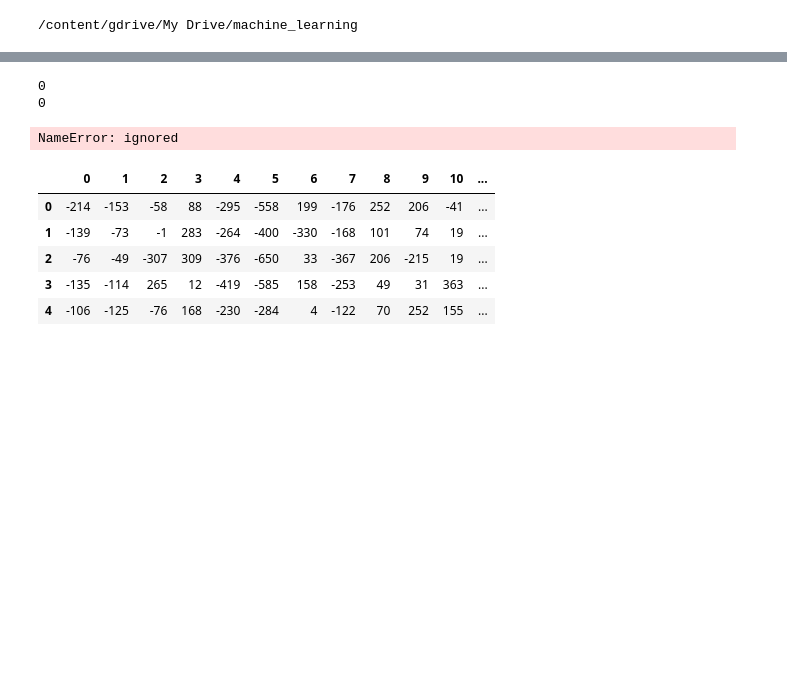
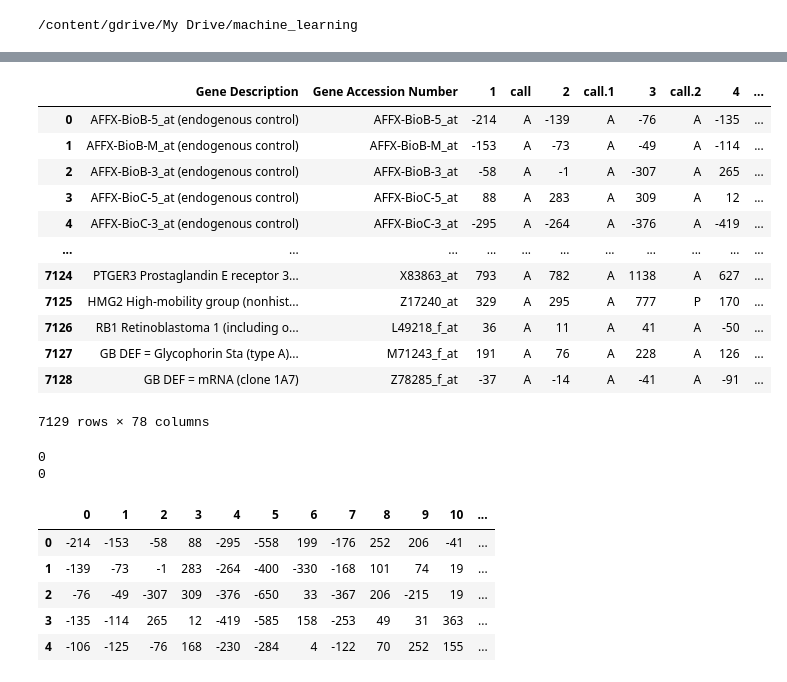
Before and after one commit to silverstar0727/bio_informatics, a Jupyter notebook: bio_구현.ipynb, the cells around one changed output, grey strips where cells are left out. Cells and saved outputs as stored; diff of their text form; code cells hidden in the pictures; blank space fills up the shorter version.

```diff
--- a/bio_구현.ipynb
+++ b/bio_구현.ipynb
@@ -39 +43,17 @@ Test_Data.head()
+# %%
+Train_Data
+# %% [output]
+|  | Gene Description | Gene Accession Number | 1 | call | 2 | call.1 | 3 | call.2 | 4 | ... |
+| 0 | AFFX-BioB-5_at (endogenous control) | AFFX-BioB-5_at | -214 | A | -139 | A | -76 | A | -135 | ... |
+| 1 | AFFX-BioB-M_at (endogenous control) | AFFX-BioB-M_at | -153 | A | -73 | A | -49 | A | -114 | ... |
+| 2 | AFFX-BioB-3_at (endogenous control) | AFFX-BioB-3_at | -58 | A | -1 | A | -307 | A | 265 | ... |
+| 3 | AFFX-BioC-5_at (endogenous control) | AFFX-BioC-5_at | 88 | A | 283 | A | 309 | A | 12 | ... |
+| 4 | AFFX-BioC-3_at (endogenous control) | AFFX-BioC-3_at | -295 | A | -264 | A | -376 | A | -419 | ... |
+| ... | ... | ... | ... | ... | ... | ... | ... | ... | ... | ... |
+| 7124 | PTGER3 Prostaglandin E receptor 3... | X83863_at | 793 | A | 782 | A | 1138 | A | 627 | ... |
+| 7125 | HMG2 High-mobility group (nonhist... | Z17240_at | 329 | A | 295 | A | 777 | P | 170 | ... |
+| 7126 | RB1 Retinoblastoma 1 (including o... | L49218_f_at | 36 | A | 11 | A | 41 | A | -50 | ... |
+| 7127 | GB DEF = Glycophorin Sta (type A)... | M71243_f_at | 191 | A | 76 | A | 228 | A | 126 | ... |
+| 7128 | GB DEF = mRNA (clone 1A7) | Z78285_f_at | -37 | A | -14 | A | -41 | A | -91 | ... |
+7129 rows × 78 columns
 # %%
@@ -53,9 +74,7 @@ df_all = pd.concat([train, test], axis = 1)[patients]
 df_all = df_all.T
 # %%
 df_all["patient"] = pd.to_numeric(patients)
-labels["cancer"]= pd.get_dummies(Actual.cancer, drop_first=True)
+labels["cancer"]= pd.get_dummies(labels.cancer, drop_first=True)
-# %% [output]
-NameError: ignored
 # %%
 Data = pd.merge(df_all, labels, on="patient")
 Data.head()
```
Also changed, not shown: parts of 16 cells of this notebook.
